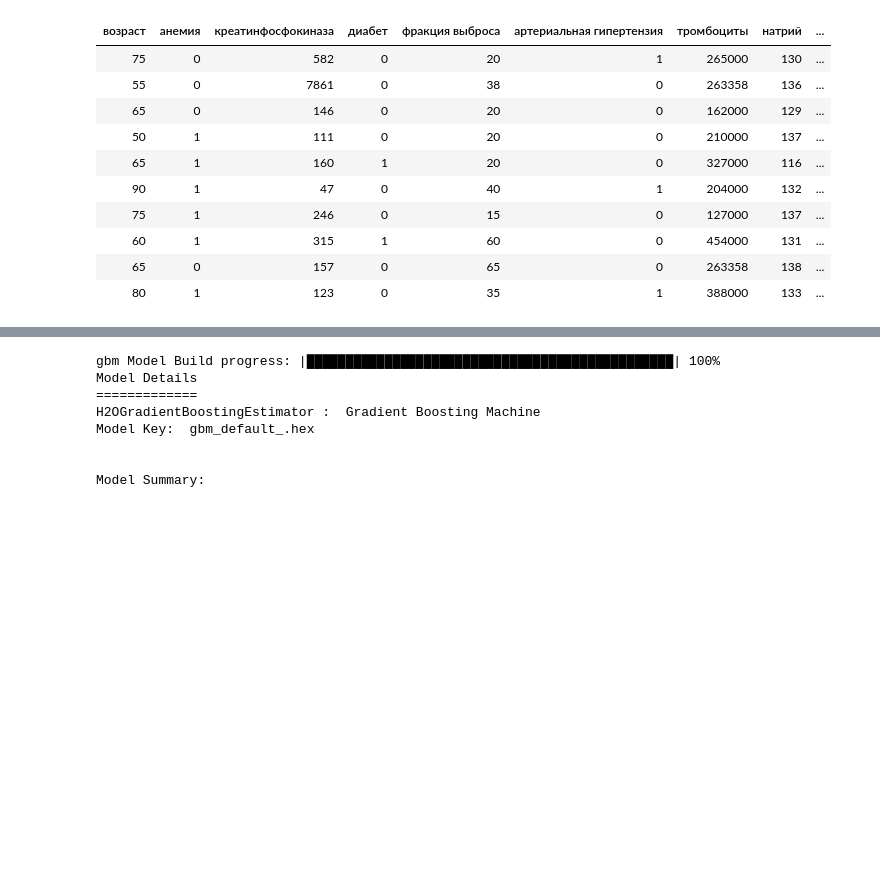
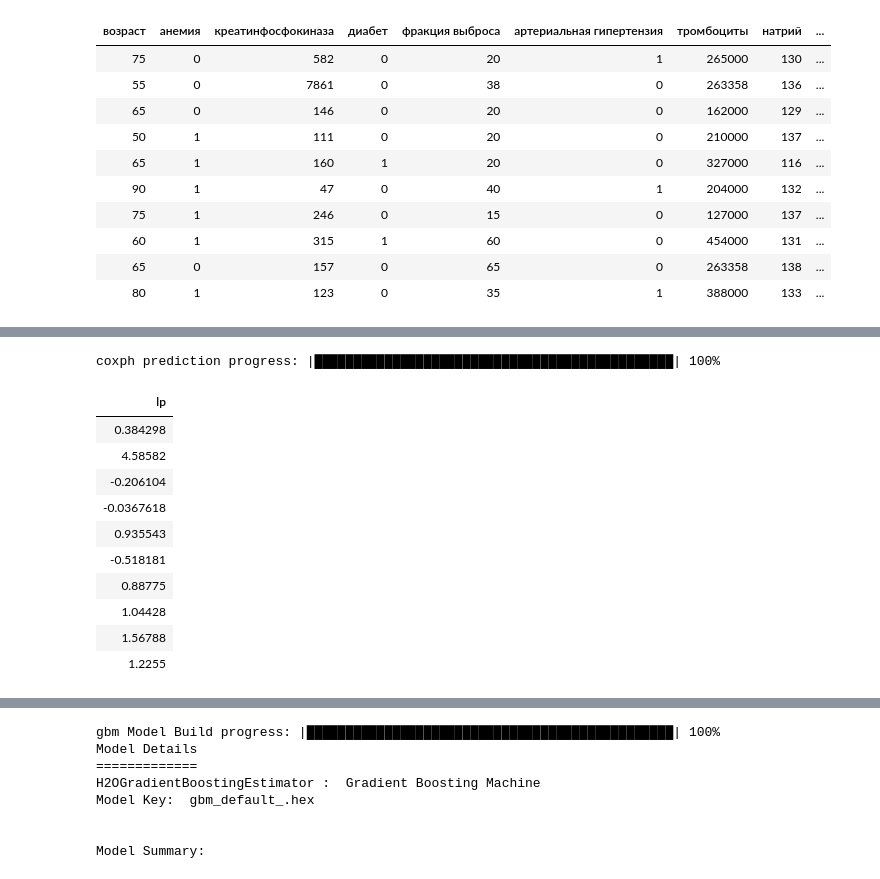
Before and after one commit to AlexAlexeyuk/AlexAlexeyuk, a Jupyter notebook: HF_Prediction_H2O.ipynb, the cells around one changed output, grey strips where cells are left out. Cells and saved outputs as stored; diff of their text form; code cells hidden in the pictures; blank space fills up the shorter version.

```diff
--- a/HF_Prediction_H2O.ipynb
+++ b/HF_Prediction_H2O.ipynb
@@ -160,3 +226,18 @@ train_, test_ = hf_.split_frame(seed = 1234,
+# %%
+heart_coxph.predict(test_)
+# %% [output]
+coxph prediction progress: |██████████████████████████████████████████████| 100%
+| lp |
+| 0.384298 |
+| 4.58582 |
+| -0.206104 |
+| -0.0367618 |
+| 0.935543 |
+| -0.518181 |
+| 0.88775 |
+| 1.04428 |
+| 1.56788 |
+| 1.2255 |
 # %%
 from h2o.estimators.gbm import H2OGradientBoostingEstimator
 
```
Also changed, not shown: parts of 8 cells of this notebook.
